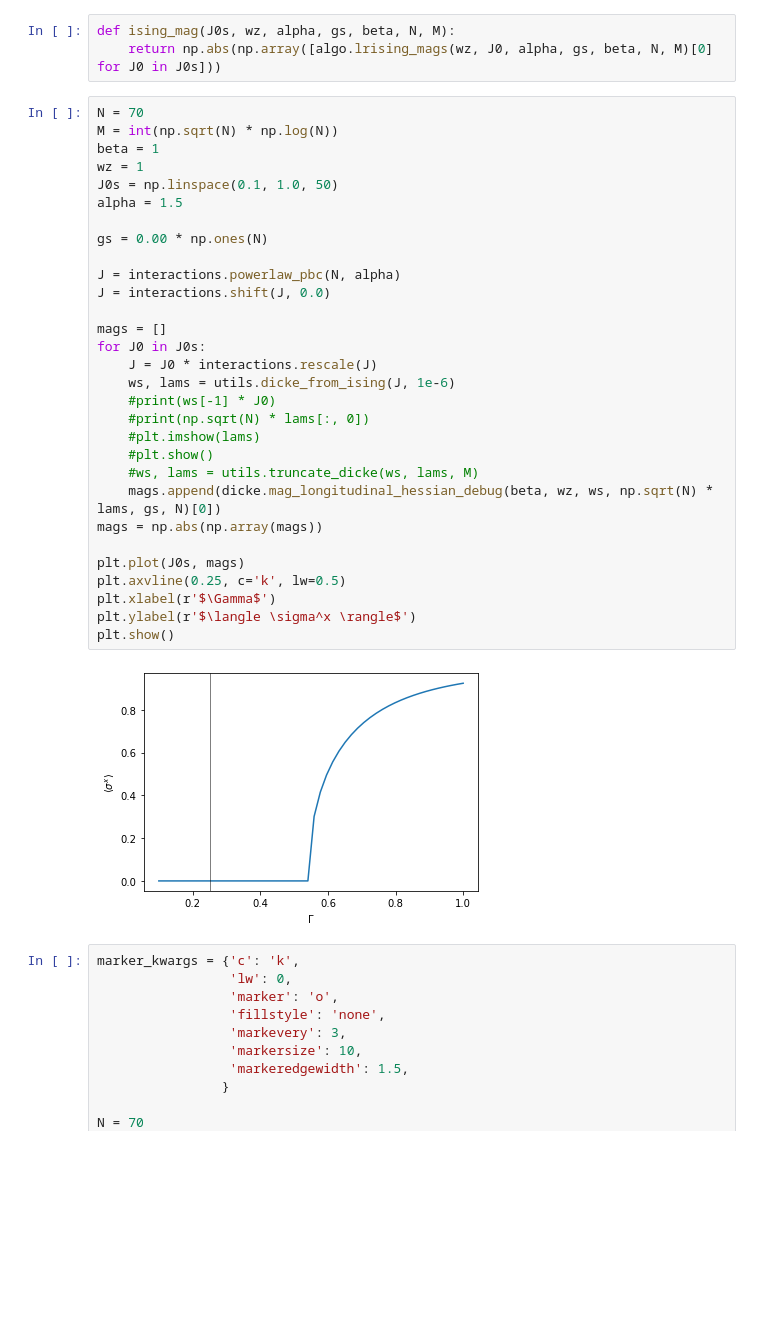
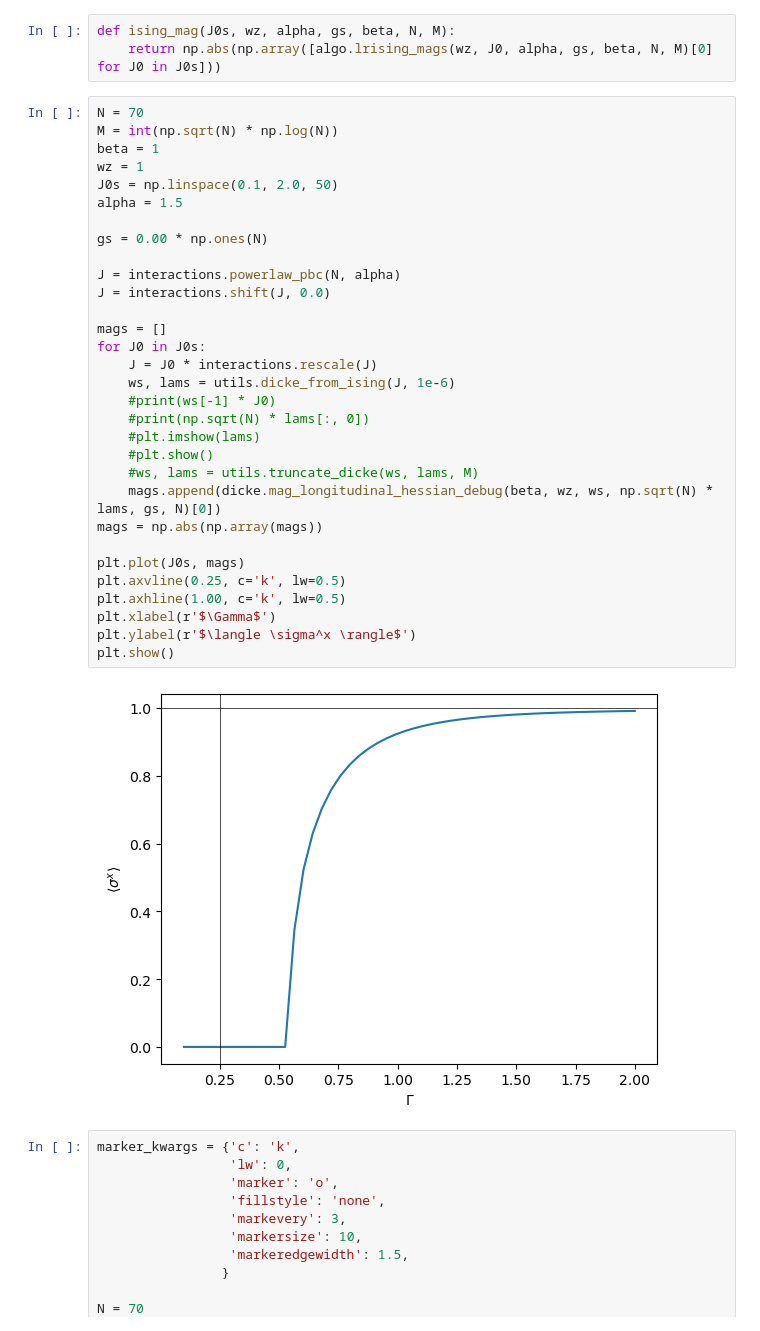
Before and after one commit to chuan97/long-range-ising, a Jupyter notebook: test.ipynb, the cells around one changed output. Saved outputs shown, nothing was run; the diff lists cells and outputs as text; blank space fills up the shorter version.

```diff
--- a/test.ipynb
+++ b/test.ipynb
@@ -13,35 +13,36 @@ def ising_mag(J0s, wz, alpha, gs, beta, N, M):
 # %%
 N = 70
 M = int(np.sqrt(N) * np.log(N))
 beta = 1
 wz = 1
-J0s = np.linspace(0.1, 1.0, 50)
+J0s = np.linspace(0.1, 2.0, 50)
 alpha = 1.5
 
 gs = 0.00 * np.ones(N)
 
 J = interactions.powerlaw_pbc(N, alpha)
 J = interactions.shift(J, 0.0)
 
 mags = []
 for J0 in J0s:
     J = J0 * interactions.rescale(J)
     ws, lams = utils.dicke_from_ising(J, 1e-6)
     #print(ws[-1] * J0)
     #print(np.sqrt(N) * lams[:, 0])
     #plt.imshow(lams)
     #plt.show()
     #ws, lams = utils.truncate_dicke(ws, lams, M)
     mags.append(dicke.mag_longitudinal_hessian_debug(beta, wz, ws, np.sqrt(N) * lams, gs, N)[0])
 mags = np.abs(np.array(mags))
 
 plt.plot(J0s, mags)
 plt.axvline(0.25, c='k', lw=0.5)
+plt.axhline(1.00, c='k', lw=0.5)
 plt.xlabel(r'$\Gamma$')
 plt.ylabel(r'$\langle \sigma^x \rangle$')
 plt.show()
 # %% [output]
-[figure, old version]
+[figure, new version]
 # %%
 marker_kwargs = {'c': 'k',
                  'lw': 0,
```
Also changed, not shown: parts of 1 cell of this notebook, 5 other files.
